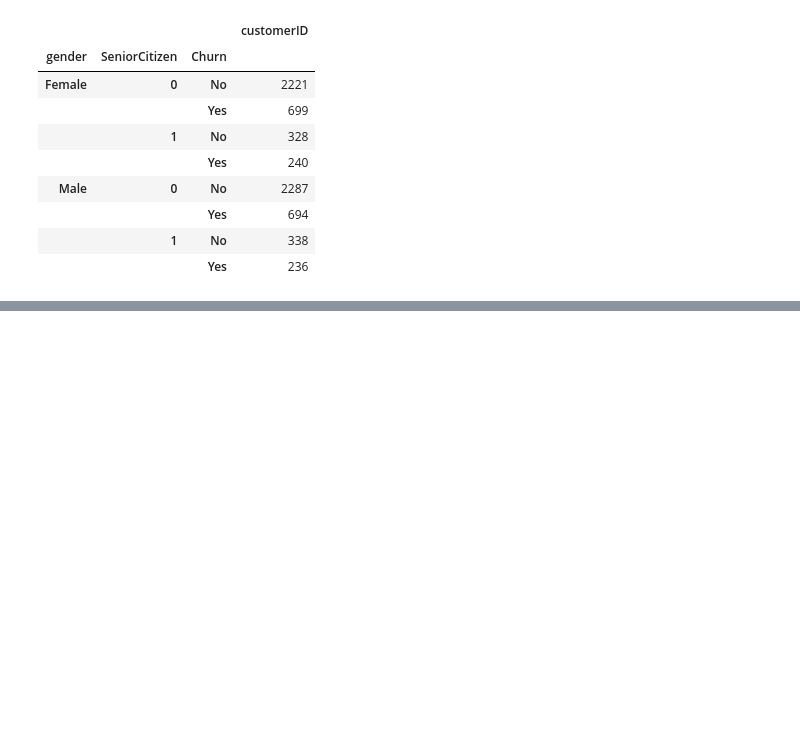
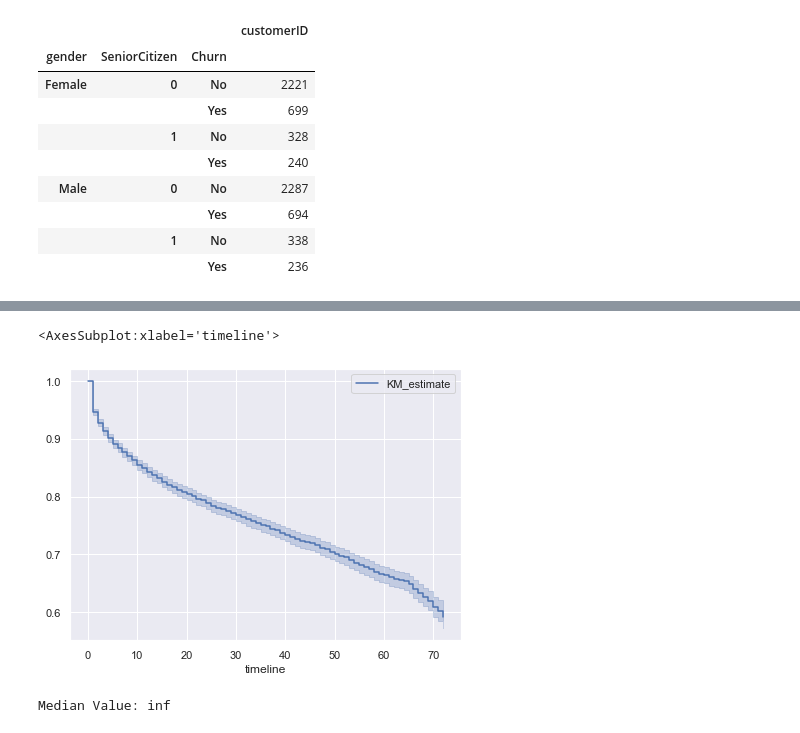
Before and after one commit to ngocdung03/kaggle-masterclass, a Jupyter notebook: Project 4/project4-customerchurn.ipynb, the cells around one changed output, grey strips where cells are left out. Cells and saved outputs as stored; diff of their text form; code cells hidden in the pictures; blank space fills up the shorter version.

```diff
--- a/Project 4/project4-customerchurn.ipynb
+++ b/Project 4/project4-customerchurn.ipynb
@@ -408,0 +700,11 @@ df[['gender', 'SeniorCitizen', 'Churn', 'customerID']].groupby(['gender', 'Senio
+# %%
+kmf.plot_survival_function()
+# %% [output]
+<AxesSubplot:xlabel='timeline'>
+[figure, added]
+# %%
+median_ = kmf.median_survival_time_
+# The estimated median time to event. np.inf if doesn't exist
+print('Median Value: ' + str(median_))
+# %% [output]
+Median Value: inf
```
Also changed, not shown: parts of 61 cells of this notebook.
